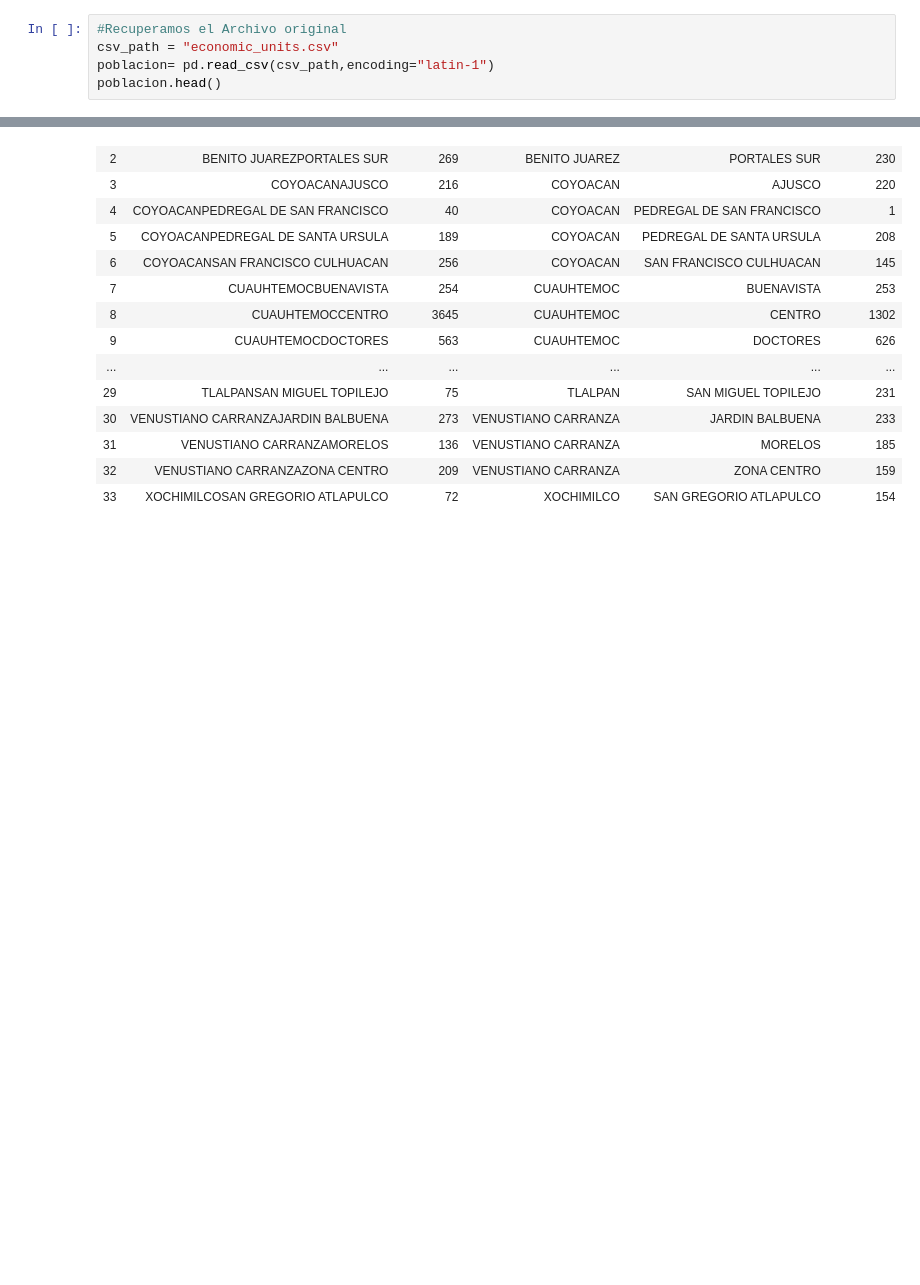
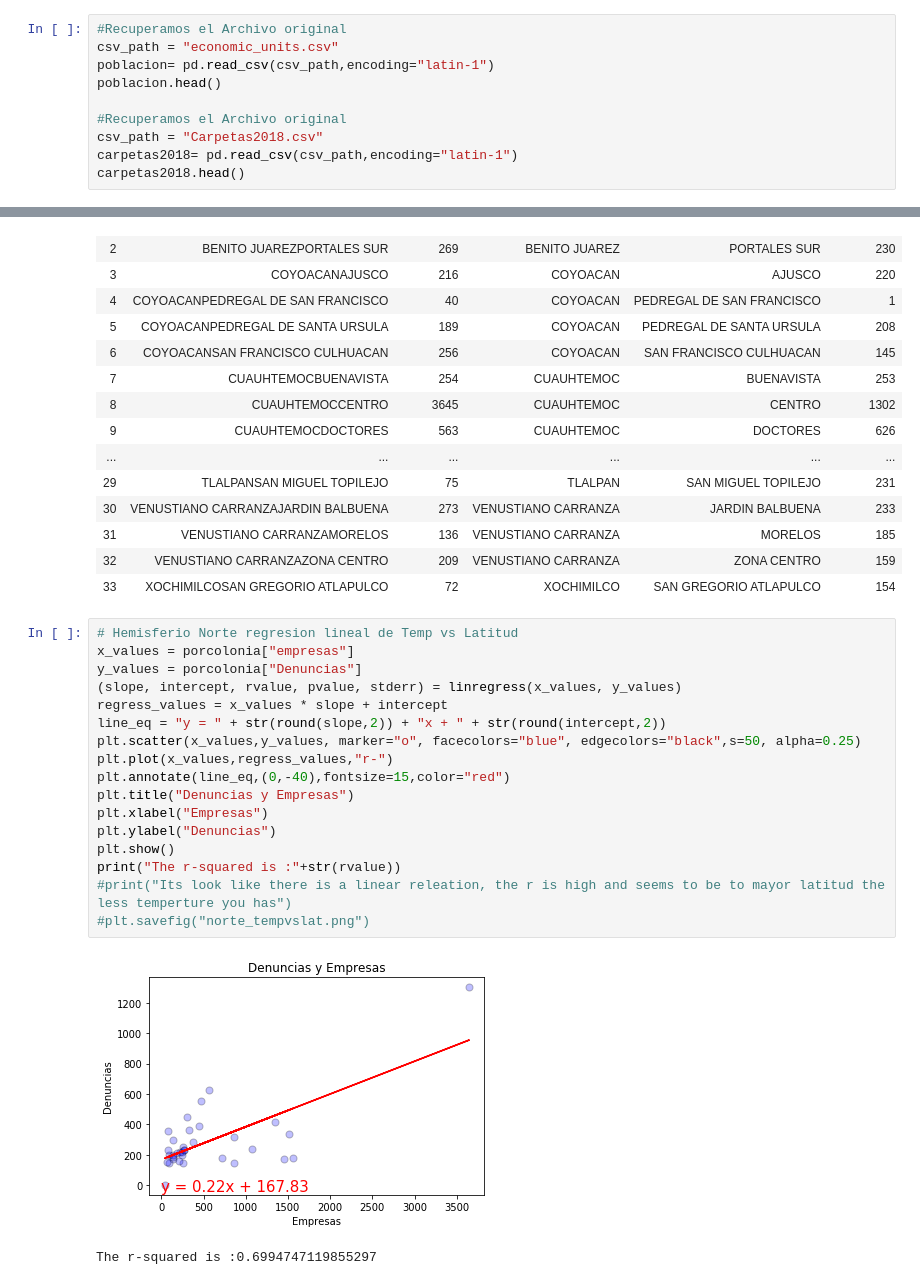
Before and after one commit to Vicente2607/Proyecto-1-ejemplo, a Jupyter notebook: Analisis de Colonias.ipynb, the cells around one changed output, grey strips where cells are left out. Cells and saved outputs as stored; diff of their text form; blank space fills up the shorter version.

```diff
--- a/Analisis de Colonias.ipynb
+++ b/Analisis de Colonias.ipynb
@@ -78,4 +78,9 @@ fig
 csv_path = "economic_units.csv"
 poblacion= pd.read_csv(csv_path,encoding="latin-1")
 poblacion.head()
+
+#Recuperamos el Archivo original
+csv_path = "Carpetas2018.csv"
+carpetas2018= pd.read_csv(csv_path,encoding="latin-1")
+carpetas2018.head()
 # %% [output]
@@ -251,3 +232,23 @@ porcolonia
 | 31 | VENUSTIANO CARRANZAMORELOS | 136 | VENUSTIANO CARRANZA | MORELOS | 185 |
 | 32 | VENUSTIANO CARRANZAZONA CENTRO | 209 | VENUSTIANO CARRANZA | ZONA CENTRO | 159 |
 | 33 | XOCHIMILCOSAN GREGORIO ATLAPULCO | 72 | XOCHIMILCO | SAN GREGORIO ATLAPULCO | 154 |
+# %%
+# Hemisferio Norte regresion lineal de Temp vs Latitud
+x_values = porcolonia["empresas"]
+y_values = porcolonia["Denuncias"]
+(slope, intercept, rvalue, pvalue, stderr) = linregress(x_values, y_values)
+regress_values = x_values * slope + intercept
+line_eq = "y = " + str(round(slope,2)) + "x + " + str(round(intercept,2))
+plt.scatter(x_values,y_values, marker="o", facecolors="blue", edgecolors="black",s=50, alpha=0.25)
+plt.plot(x_values,regress_values,"r-")
+plt.annotate(line_eq,(0,-40),fontsize=15,color="red")
+plt.title("Denuncias y Empresas")
+plt.xlabel("Empresas")
+plt.ylabel("Denuncias")
+plt.show()
+print("The r-squared is :"+str(rvalue))
+#print("Its look like there is a linear releation, the r is high and seems to be to mayor latitud the less temperture you has")
+#plt.savefig("norte_tempvslat.png")
+# %% [output]
+[figure, added]
+The r-squared is :0.6994747119855297
```
Also changed, not shown: parts of 4 cells of this notebook.
